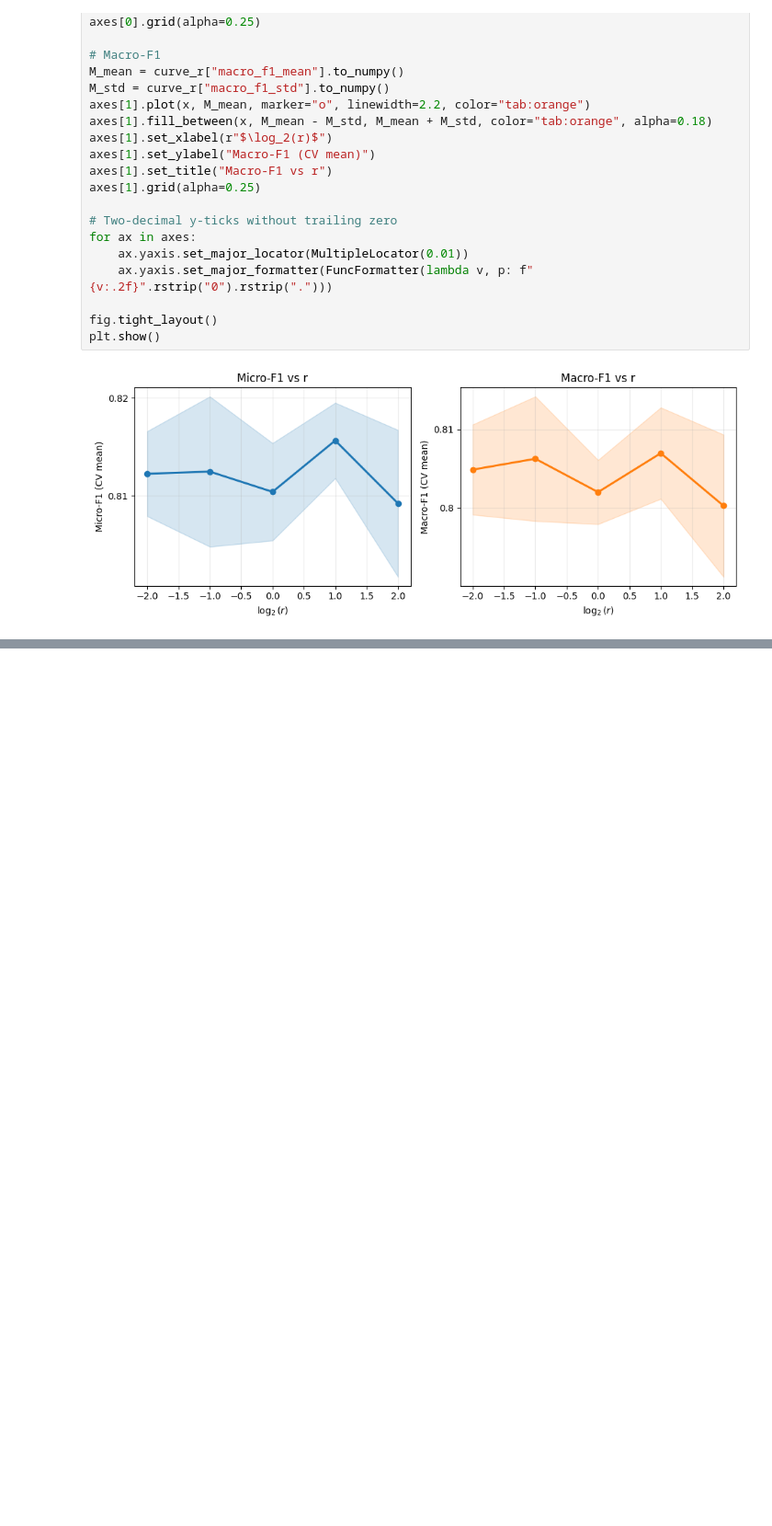
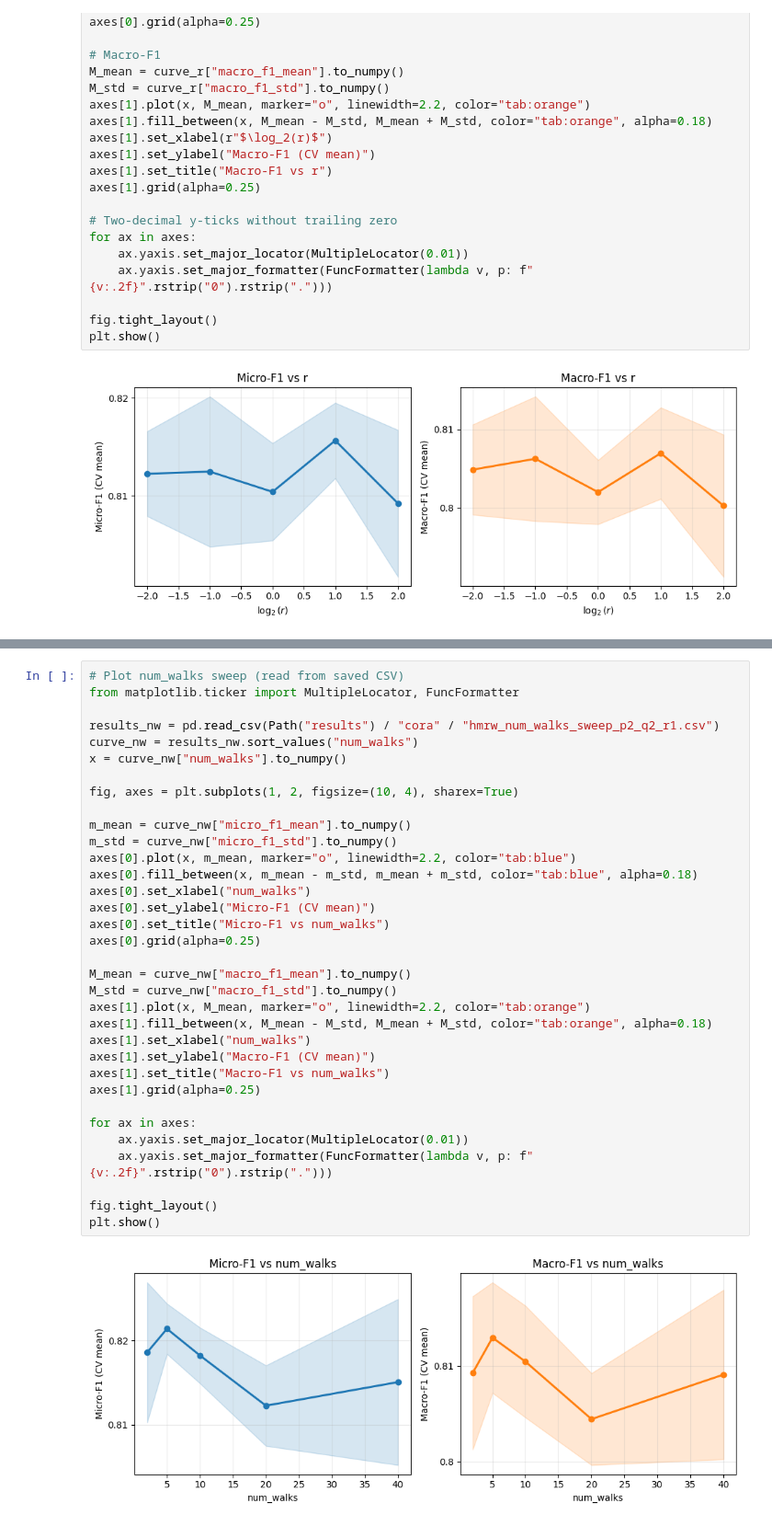
Before and after one commit to aduntslusine/hypergraphs, a Jupyter notebook: cora_hmrw.ipynb, the cells around one changed output, grey strips where cells are left out. Shown at 92% size. Cells and saved outputs as stored; diff of their text form; blank space fills up the shorter version.

Commit message:
added cora hmrw experiments with different walk_lengths and num_walks

```diff
--- a/cora_hmrw.ipynb
+++ b/cora_hmrw.ipynb
@@ -743,0 +840,36 @@ plt.show()
+# %%
+# Plot num_walks sweep (read from saved CSV)
+from matplotlib.ticker import MultipleLocator, FuncFormatter
+
+results_nw = pd.read_csv(Path("results") / "cora" / "hmrw_num_walks_sweep_p2_q2_r1.csv")
+curve_nw = results_nw.sort_values("num_walks")
+x = curve_nw["num_walks"].to_numpy()
+
+fig, axes = plt.subplots(1, 2, figsize=(10, 4), sharex=True)
+
+m_mean = curve_nw["micro_f1_mean"].to_numpy()
+m_std = curve_nw["micro_f1_std"].to_numpy()
+axes[0].plot(x, m_mean, marker="o", linewidth=2.2, color="tab:blue")
+axes[0].fill_between(x, m_mean - m_std, m_mean + m_std, color="tab:blue", alpha=0.18)
+axes[0].set_xlabel("num_walks")
+axes[0].set_ylabel("Micro-F1 (CV mean)")
+axes[0].set_title("Micro-F1 vs num_walks")
+axes[0].grid(alpha=0.25)
+
+M_mean = curve_nw["macro_f1_mean"].to_numpy()
+M_std = curve_nw["macro_f1_std"].to_numpy()
+axes[1].plot(x, M_mean, marker="o", linewidth=2.2, color="tab:orange")
+axes[1].fill_between(x, M_mean - M_std, M_mean + M_std, color="tab:orange", alpha=0.18)
+axes[1].set_xlabel("num_walks")
+axes[1].set_ylabel("Macro-F1 (CV mean)")
+axes[1].set_title("Macro-F1 vs num_walks")
+axes[1].grid(alpha=0.25)
+
+for ax in axes:
+    ax.yaxis.set_major_locator(MultipleLocator(0.01))
+    ax.yaxis.set_major_formatter(FuncFormatter(lambda v, p: f"{v:.2f}".rstrip("0").rstrip(".")))
+
+fig.tight_layout()
+plt.show()
+# %% [output]
+[figure, added]
```
Also changed, not shown: parts of 8 cells of this notebook, 3 other files.
